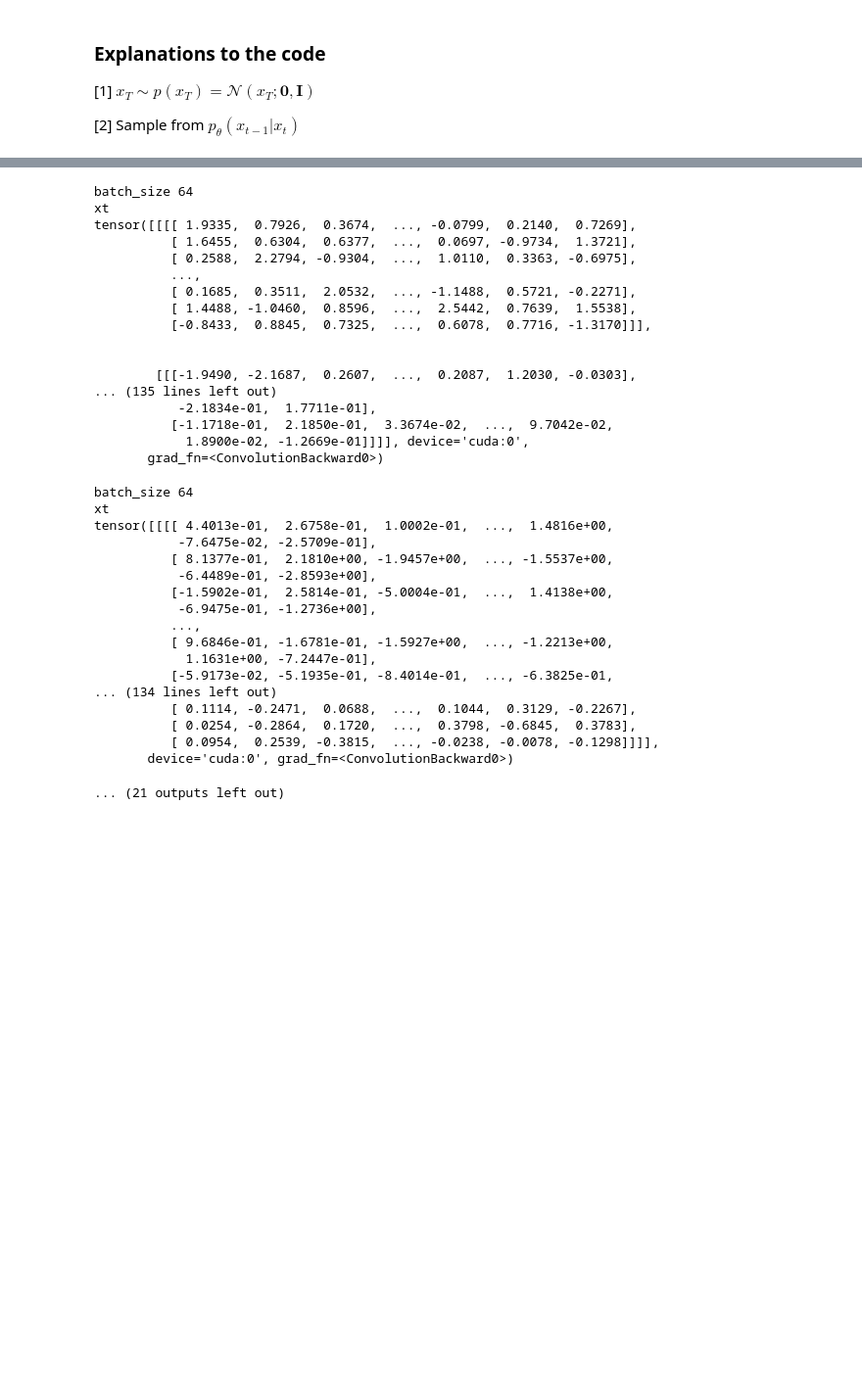
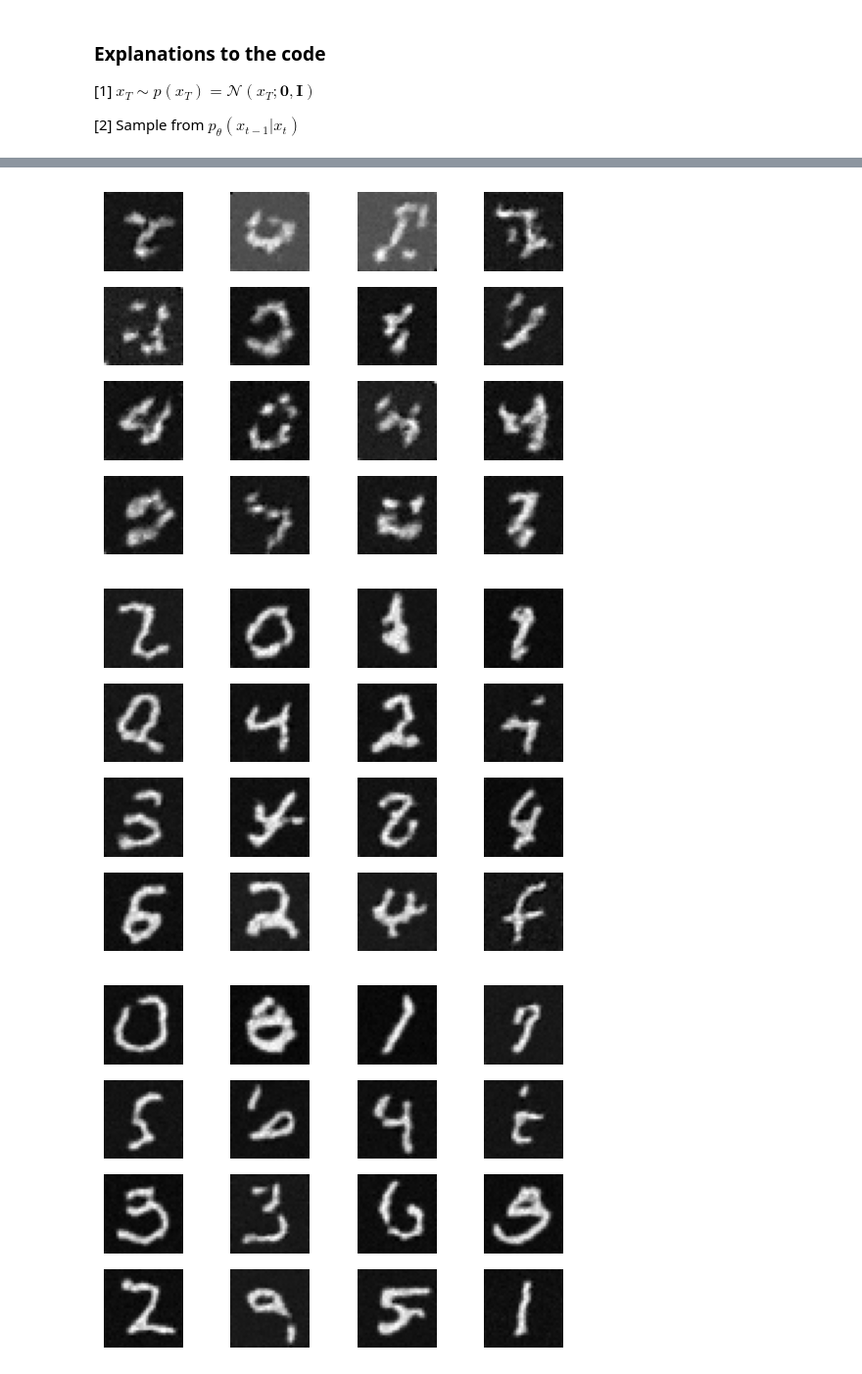
Before and after one commit to parseny/Generative-Models-2024, a Jupyter notebook: Assignment 3/3_ddpm.ipynb, the cells around one changed output, grey strips where cells are left out. Shown at 98% size. Drawn from its saved outputs; the diff is of its cells as text; code cells hidden in the pictures; blank space fills up the shorter version.

```diff
--- a/Assignment 3/3_ddpm.ipynb
+++ b/Assignment 3/3_ddpm.ipynb
@@ -216,8 +330,9 @@ beta = torch.linspace(0.0001, 0.02, 10)
 alpha = 1 - beta
 alpha_bar = torch.cumprod(alpha, dim=0)  # Используем torch.cumprod для кумулятивного произведения
 print("Alpha_bar (cumulative product of alpha):", alpha_bar)
-
-
+t = torch.tensor([1,2,3])
+print(alpha[t])
+print(gather(alpha, t).squeeze())
 gather(alpha_bar, torch.tensor([1,2,3]))
 # %% [output]
 Alpha_bar (cumulative product of alpha): tensor([0.9999, 0.9976, 0.9931, 0.9864, 0.9776, 0.9667, 0.9537, 0.9389, 0.9222,
@@ -281,6 +398,7 @@ class DenoiseDiffusion:
 
         # get q(x_t|x_0)
         mean, var = self.q_xt_x0(x0, t)
+
         # Sample from q(x_t|x_0)
         return mean + (var ** 0.5) * eps
 
@@ -293,27 +411,25 @@ class DenoiseDiffusion:
 
         # epsilon_theta(x_t, t)
         eps_theta = self.eps_model(xt, t)
-        print(f"epsilon_theta(x_t, t)\n{eps_theta}")
+
         # [8]
         alpha_bar = gather(self.alpha_bar, t)
-        print(f"alpha_bar\n{alpha_bar}")
+
         # alpha_t
-        alpha = gather(self.alpha, t)
-        print(f"alpha\n{alpha}")
+        alpha_t = gather(self.alpha, t)
+
         # [9]
-        beta = gather(self.beta, t)
+        beta = 1 - alpha_t
         eps_coef = beta / (1 - alpha_bar) ** 0.5
-        print(f"eps_coef\n{eps_coef}")
+
         # [10]
-        mean = (1 / alpha_bar ** 0.5) * (xt - eps_coef * eps_theta)
-        print(f"mean\n{mean}")
+        mean = (1 / alpha_t ** 0.5) * (xt - eps_coef * eps_theta)
 
         # sigma^2
         var = gather(self.sigma2, t)
 
         # [11]
         eps = eps = torch.randn_like(xt)
-        print(f"eps\n{eps}")
 
         # Sample
         return mean + (var ** .5) * eps
@@ -326,9 +442,9 @@ class DenoiseDiffusion:
         """
         # Get batch size
         batch_size = x0.size(0)
-        print(f"batch_size {batch_size}")
+
         # Get random t for each sample in the batch
-        t = torch.randint(0, self.n_steps, (batch_size,), device=x0.device, dtype=torch.long)
+        t = torch.randint(0, self.n_steps, (batch_size,), device=x0.device)
 
         # [13]
         if noise is None:
@@ -336,10 +452,10 @@ class DenoiseDiffusion:
 
         # Sample x_t for q(x_t|x_0)
         xt = self.q_sample(x0, t, noise)
-        print(f"xt\n{xt}")
+        # print(f"xt\n{xt}")
         # [14]
         eps_theta = self.eps_model(xt, t)
-        print(f"eps_theta\n{eps_theta}")
+        # print(f"eps_theta\n{eps_theta}")
         # MSE loss
         return torch.mean((noise - eps_theta) ** 2)
 # %% [markdown]
@@ -410,7 +526,7 @@ class Configs:
     learning_rate: float = 2e-5
 
     # Number of training epochs
-    epochs: int = 5
+    epochs: int = 20
 
     # Dataset
     dataset: torch.utils.data.Dataset = MNISTDataset(image_size)
@@ -445,7 +561,7 @@ class Configs:
         with torch.no_grad():
             # [1]
             x = torch.randn(self.n_samples, self.image_channels, self.image_size, self.image_size, device=self.device)
-            print(x)
+            # print(x)
             # Remove noise for T steps
             progress_bar = tqdm(range(self.n_steps))
             for t_ in progress_bar:
@@ -454,8 +570,8 @@ class Configs:
                 t = self.n_steps - t_ - 1
                 # [2]
                 x = self.diffusion.p_sample(x, x.new_full((self.n_samples,), t, dtype=torch.long))
-            print(x)
-            print("-"*50)
+            # print(x)
+            # print("-"*50)
 
             # Log samples
             plot_samples(x.detach().cpu())
@@ -673,35 +619,3 @@ tensor([[[[ 6.2053e-01, -1.3710e+00,  1.3849e+00,  ...,  1.0961e+00,
-batch_size 64
-xt
-tensor([[[[ 1.9335,  0.7926,  0.3674,  ..., -0.0799,  0.2140,  0.7269],
-          [ 1.6455,  0.6304,  0.6377,  ...,  0.0697, -0.9734,  1.3721],
-          [ 0.2588,  2.2794, -0.9304,  ...,  1.0110,  0.3363, -0.6975],
-          ...,
-          [ 0.1685,  0.3511,  2.0532,  ..., -1.1488,  0.5721, -0.2271],
-          [ 1.4488, -1.0460,  0.8596,  ...,  2.5442,  0.7639,  1.5538],
-          [-0.8433,  0.8845,  0.7325,  ...,  0.6078,  0.7716, -1.3170]]],
-
-
-        [[[-1.9490, -2.1687,  0.2607,  ...,  0.2087,  1.2030, -0.0303],
-... (135 lines left out)
-           -2.1834e-01,  1.7711e-01],
-          [-1.1718e-01,  2.1850e-01,  3.3674e-02,  ...,  9.7042e-02,
-            1.8900e-02, -1.2669e-01]]]], device='cuda:0',
-       grad_fn=<ConvolutionBackward0>)
-batch_size 64
-xt
-tensor([[[[ 4.4013e-01,  2.6758e-01,  1.0002e-01,  ...,  1.4816e+00,
-           -7.6475e-02, -2.5709e-01],
-          [ 8.1377e-01,  2.1810e+00, -1.9457e+00,  ..., -1.5537e+00,
-           -6.4489e-01, -2.8593e+00],
-          [-1.5902e-01,  2.5814e-01, -5.0004e-01,  ...,  1.4138e+00,
-           -6.9475e-01, -1.2736e+00],
-          ...,
-          [ 9.6846e-01, -1.6781e-01, -1.5927e+00,  ..., -1.2213e+00,
-            1.1631e+00, -7.2447e-01],
-          [-5.9173e-02, -5.1935e-01, -8.4014e-01,  ..., -6.3825e-01,
-... (134 lines left out)
-          [ 0.1114, -0.2471,  0.0688,  ...,  0.1044,  0.3129, -0.2267],
-          [ 0.0254, -0.2864,  0.1720,  ...,  0.3798, -0.6845,  0.3783],
-          [ 0.0954,  0.2539, -0.3815,  ..., -0.0238, -0.0078, -0.1298]]]],
-       device='cuda:0', grad_fn=<ConvolutionBackward0>)
-... (21 outputs left out)
+[figure, added]
+[figure, added]
+[figure, added]
```
Also changed, not shown: parts of 4 cells of this notebook.
